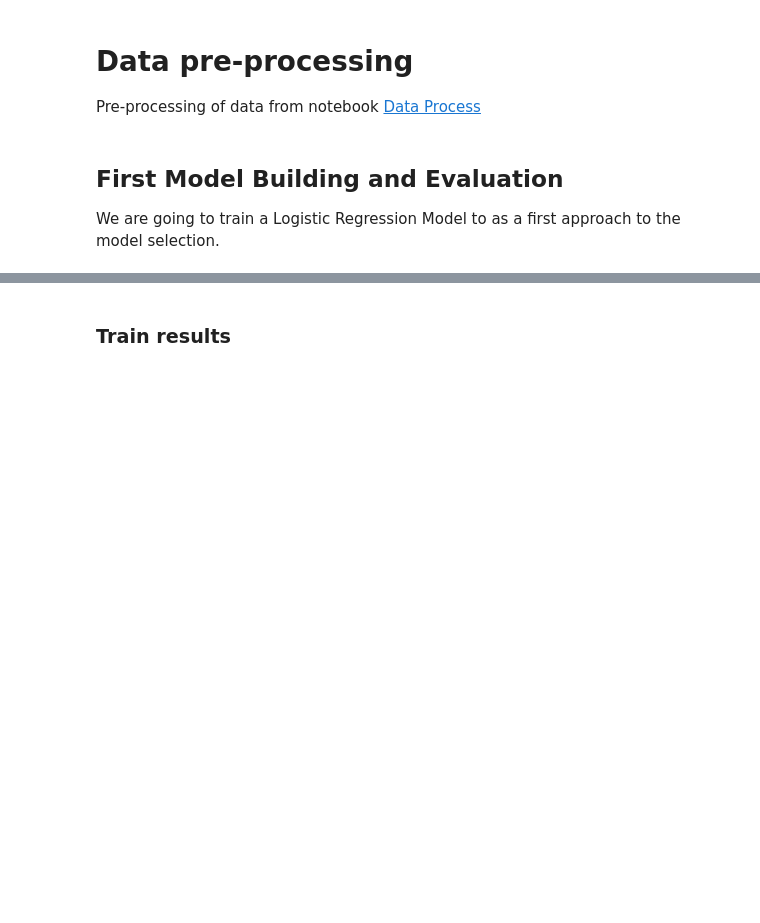
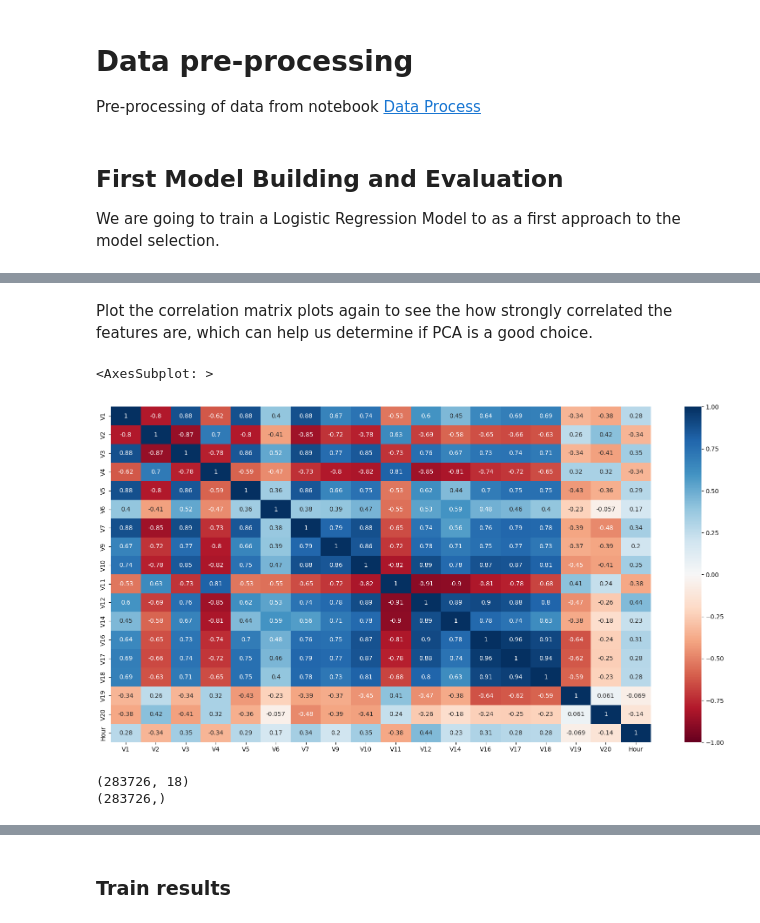
Before and after one commit to aceline0/ECS-171---Group-Project, a Jupyter notebook: code/firstModel.ipynb, the cells around one changed output, grey strips where cells are left out. Drawn from its saved outputs; the diff is of its cells as text; code cells hidden in the pictures; blank space fills up the shorter version.

```diff
--- a/code/firstModel.ipynb
+++ b/code/firstModel.ipynb
@@ -20,0 +39,23 @@ from sklearn.metrics import ConfusionMatrixDisplay
+# %% [markdown]
+Plot the correlation matrix plots again to see the how strongly correlated the features are, which can help us determine if PCA is a good choice.
+# %%
+from imblearn.over_sampling import SMOTE
+
+smote = SMOTE(random_state=42)
+df_overSampled, y_overSampled = smote.fit_resample(X=df, y=df['Class'])
+df_overSampled = df_overSampled.drop(['Class'], axis=1)
+corr = df_overSampled.corr()
+plt.figure(figsize=(20,10))
+sns.heatmap(corr, vmin=-1, vmax=1, center=0, annot=True, cmap= 'RdBu')
+# %% [output]
+<AxesSubplot: >
+[figure, added]
+# %%
+
+X = df.drop('Class', axis=1)
+y = df['Class']
+print(X.shape)
+print(y.shape)
+# %% [output]
+(283726, 18)
+(283726,)
```
Also changed, not shown: parts of 13 cells of this notebook.
